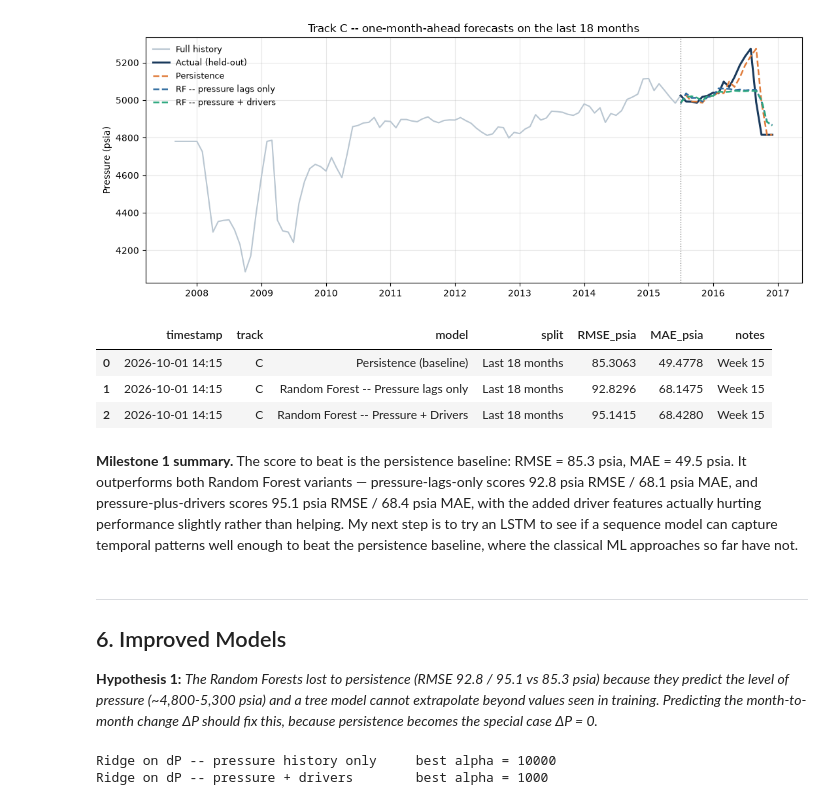
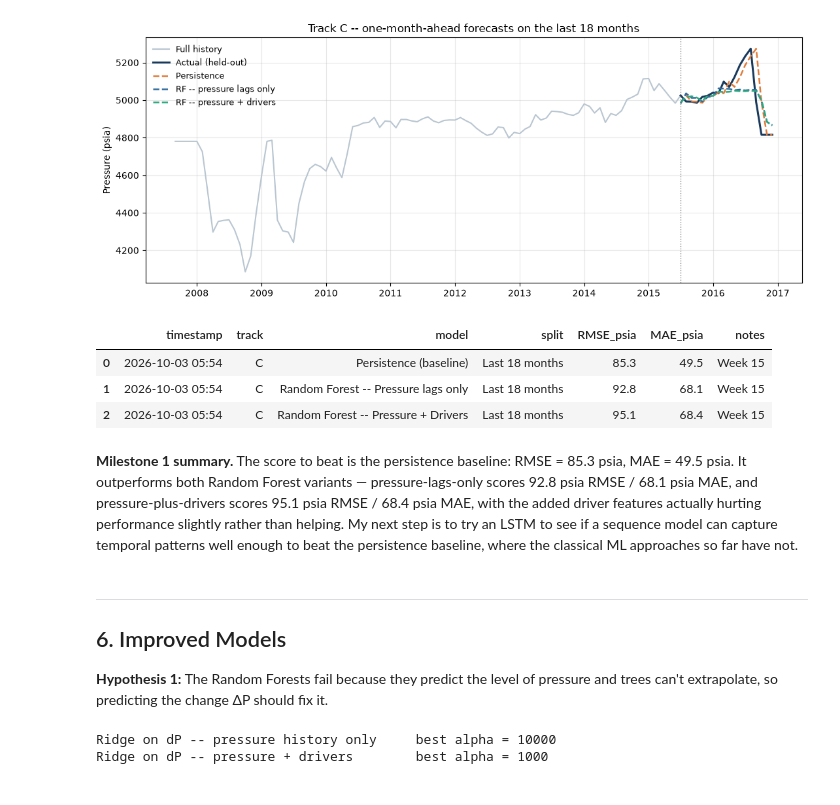
Before and after one commit to sadaraka-kadi/ml4pe-pressure-forecasting, a Jupyter notebook: notebooks/capstone.ipynb, the cells around one changed output. Drawn from its saved outputs; the diff is of its cells as text; code cells hidden in the pictures.

```diff
--- a/notebooks/capstone.ipynb
+++ b/notebooks/capstone.ipynb
@@ -320,32 +320,32 @@ plt.tight_layout(); plt.show()
 # %%
 # Logging results
 if os.path.exists(LOG_PATH):
     os.remove(LOG_PATH)
 log_result(track="C",
            model="Persistence (baseline)",
            split="Last 18 months",
-           metrics={"RMSE_psia": rmse(test_C["Pressure_psia"], preds_C["Persistence"]),
-                    "MAE_psia": mean_absolute_error(test_C["Pressure_psia"], preds_C["Persistence"])},
+           metrics={"RMSE_psia": round(rmse(test_C["Pressure_psia"], preds_C["Persistence"]), 1),
+                    "MAE_psia": round(mean_absolute_error(test_C["Pressure_psia"], preds_C["Persistence"]), 1)},
            notes="Week 15")
 
 log_result(track="C",
            model="Random Forest -- Pressure lags only",
            split="Last 18 months",
-           metrics={"RMSE_psia": rmse(test_C["Pressure_psia"], preds_C["RF -- pressure lags only"]),
-                    "MAE_psia": mean_absolute_error(test_C["Pressure_psia"], preds_C["RF -- pressure lags only"])},
+           metrics={"RMSE_psia": round(rmse(test_C["Pressure_psia"], preds_C["RF -- pressure lags only"]), 1),
+                    "MAE_psia": round(mean_absolute_error(test_C["Pressure_psia"], preds_C["RF -- pressure lags only"]), 1)},
            notes="Week 15")
 
 log_result(track="C",
            model="Random Forest -- Pressure + Drivers",
            split="Last 18 months",
-           metrics={"RMSE_psia": rmse(test_C["Pressure_psia"], preds_C["RF -- pressure + drivers"]),
-             "MAE_psia": mean_absolute_error(test_C["Pressure_psia"], preds_C["RF -- pressure + drivers"])},
+           metrics={"RMSE_psia": round(rmse(test_C["Pressure_psia"], preds_C["RF -- pressure + drivers"]), 1),
+             "MAE_psia": round(mean_absolute_error(test_C["Pressure_psia"], preds_C["RF -- pressure + drivers"]), 1)},
            notes="Week 15")
 # %% [output]
 |  | timestamp | track | model | split | RMSE_psia | MAE_psia | notes |
-| 0 | 2026-10-01 14:15 | C | Persistence (baseline) | Last 18 months | 85.3063 | 49.4778 | Week 15 |
-| 1 | 2026-10-01 14:15 | C | Random Forest -- Pressure lags only | Last 18 months | 92.8296 | 68.1475 | Week 15 |
-| 2 | 2026-10-01 14:15 | C | Random Forest -- Pressure + Drivers | Last 18 months | 95.1415 | 68.4280 | Week 15 |
+| 0 | 2026-10-03 05:54 | C | Persistence (baseline) | Last 18 months | 85.3 | 49.5 | Week 15 |
+| 1 | 2026-10-03 05:54 | C | Random Forest -- Pressure lags only | Last 18 months | 92.8 | 68.1 | Week 15 |
+| 2 | 2026-10-03 05:54 | C | Random Forest -- Pressure + Drivers | Last 18 months | 95.1 | 68.4 | Week 15 |
 # %% [markdown]
 **Milestone 1 summary.** The score to beat is the persistence baseline: RMSE = 85.3 psia,
 MAE = 49.5 psia. It outperforms both Random Forest variants — pressure-lags-only scores
@@ -357,9 +357,7 @@ to beat the persistence baseline, where the classical ML approaches so far have
 ---
 ## 6. Improved Models
 
-**Hypothesis 1:** *The Random Forests lost to persistence (RMSE 92.8 / 95.1 vs 85.3 psia) because they predict the
-*level* of pressure (~4,800-5,300 psia) and a tree model cannot extrapolate beyond values seen in training.
-Predicting the month-to-month change ΔP should fix this, because persistence becomes the special case ΔP = 0.*
+**Hypothesis 1:** The Random Forests fail because they predict the level of pressure and trees can't extrapolate, so predicting the change ΔP should fix it.
 # %%
 # Experiment 1
 # Predict on change(how pressure moves) and not  the level of pressure
```
Also changed, not shown: parts of 15 cells of this notebook.
